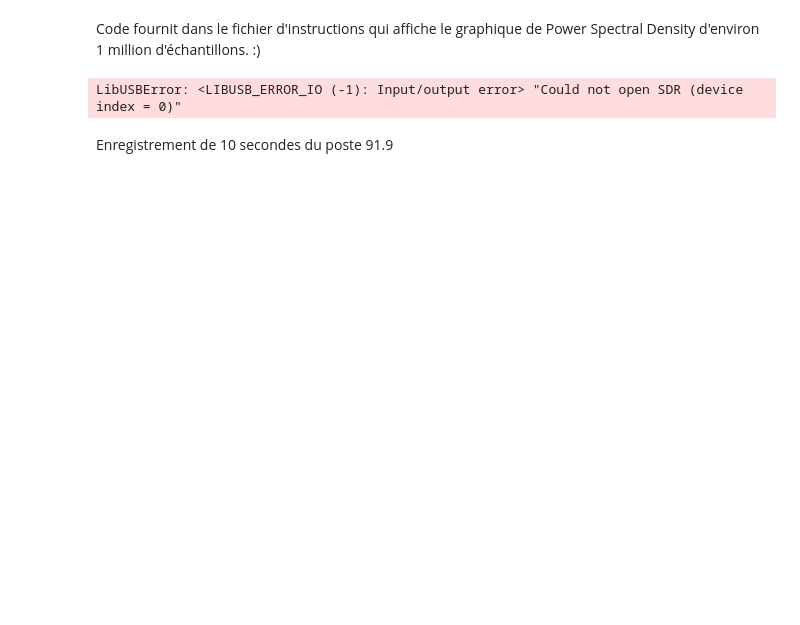
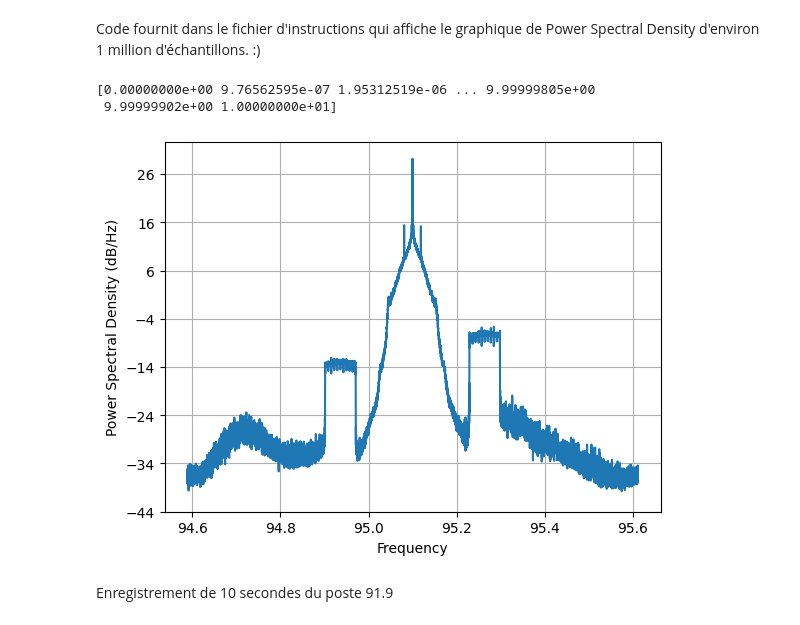
Before and after one commit to JustineLejeune/Mandat-0, a Jupyter notebook: notebook.ipynb, the cells around one changed output. Cells and saved outputs as stored; diff of their text form; code cells hidden in the pictures; blank space fills up the shorter version.

```diff
--- a/notebook.ipynb
+++ b/notebook.ipynb
@@ -3,23 +3,32 @@ Code fournit dans le fichier d'instructions qui affiche le graphique de Power Sp
 # %%
 # paramètres globaux
 RATE = 1024000
 FREQ = 95100000
 # importer la librairie du module SDR
 from rtlsdr import RtlSdr
+import wavio
+import numpy as np
+
+temps=np.linspace(0,10,10*RATE)
+
+print(temps)
+
 # créer un objet connecté au module SDR
 sdr = RtlSdr()
 sdr.sample_rate = RATE
 sdr.center_freq = FREQ
 sdr.gain = 'auto'
 # enregistrer des échantillons I/Q en nombres complexes
-samples = sdr.read_samples(1024*1024)
+samples = sdr.read_samples(RATE*10)
 sdr.close()
 # graphique de la densité spectrale de puissance
 import matplotlib.pyplot as plt
 # psd = Power Spectral Density
 plt.psd(samples, NFFT=2 ** 14, Fs=RATE / 1e6, Fc=FREQ / 1e6)
 plt.show()
 # %% [output]
-LibUSBError: <LIBUSB_ERROR_IO (-1): Input/output error> "Could not open SDR (device index = 0)"
+[0.00000000e+00 9.76562595e-07 1.95312519e-06 ... 9.99999805e+00
+ 9.99999902e+00 1.00000000e+01]
+[figure, added]
 # %% [markdown]
 Enregistrement de 10 secondes du poste 91.9
```
Also changed, not shown: parts of 1 cell of this notebook.
